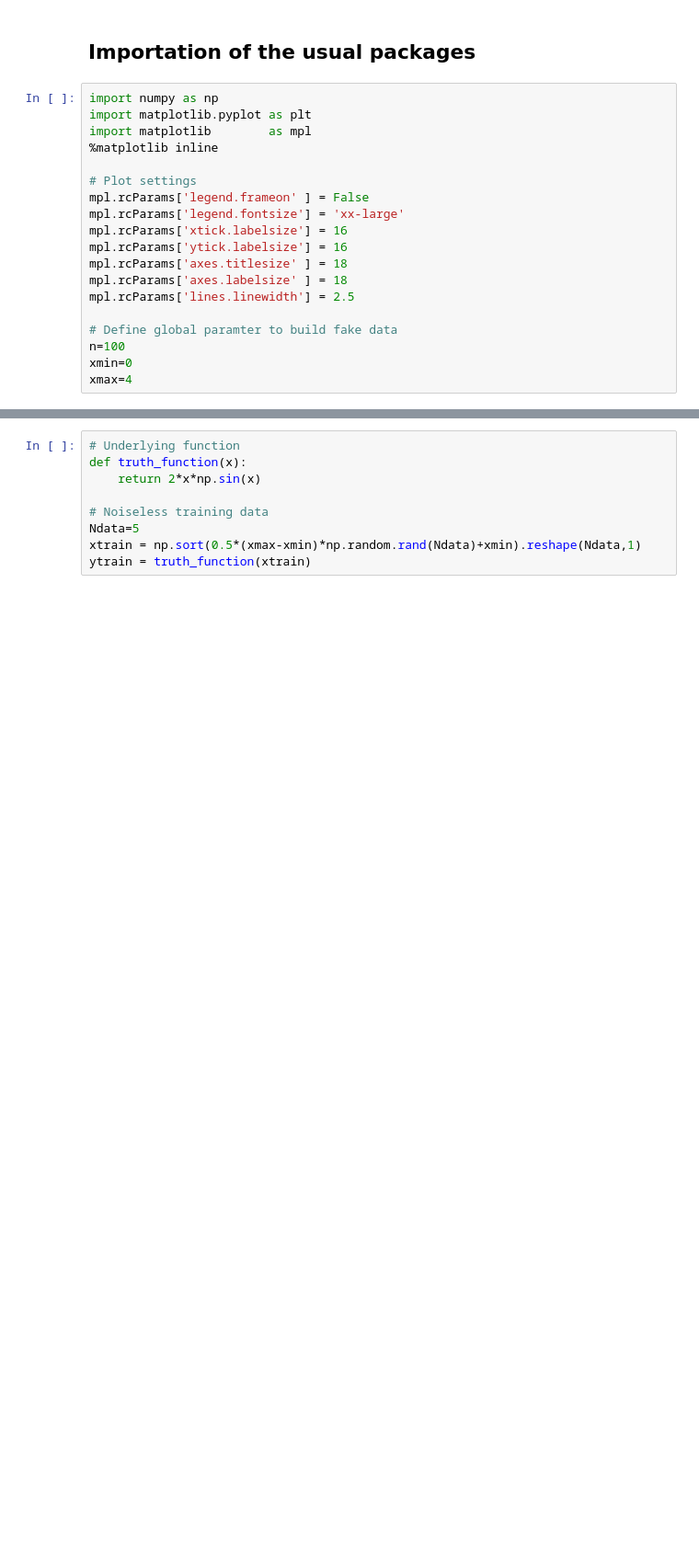
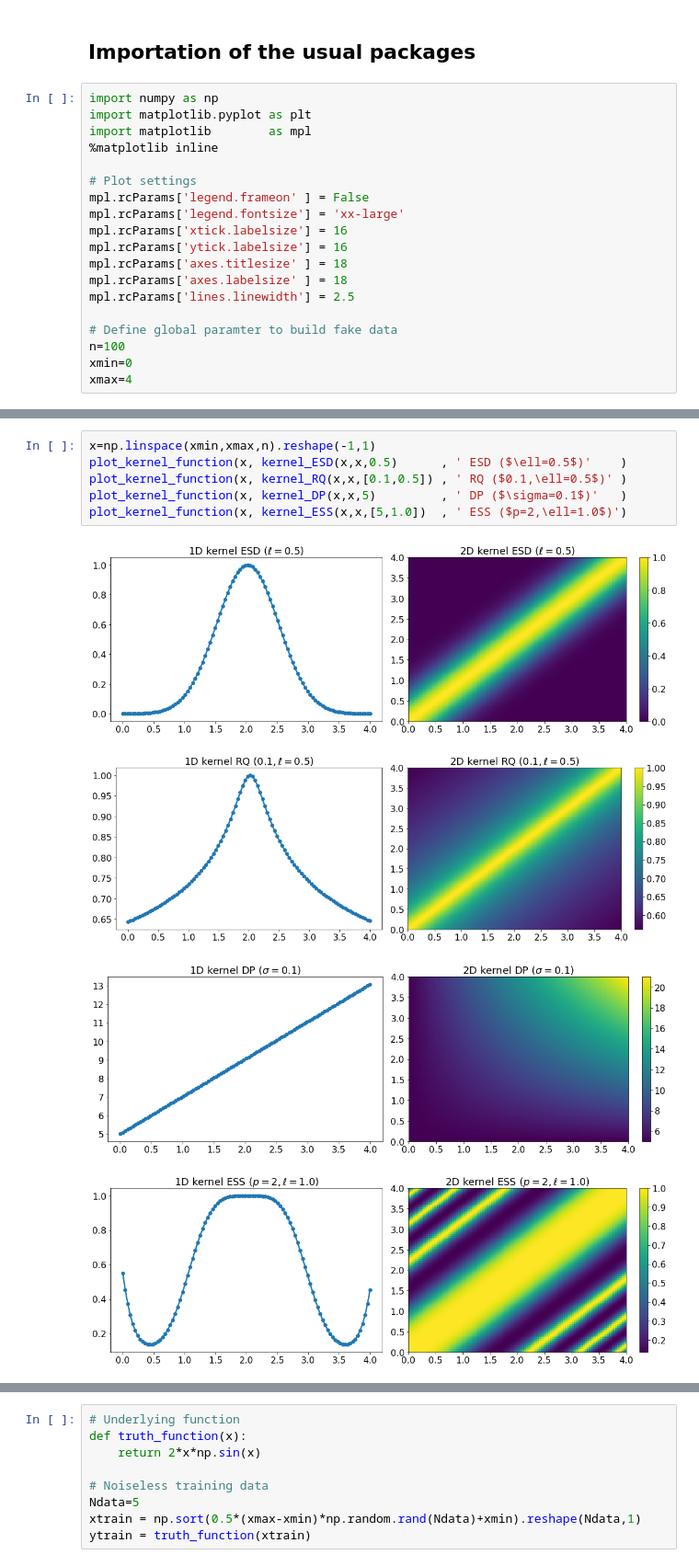
Before and after one commit to rmadar/ExamplesWithPython, a Jupyter notebook: NotebookExamples/GaussianProcesses.ipynb, the cells around one changed output, grey strips where cells are left out. Shown at 92% size. Drawn from its saved outputs; the diff is of its cells as text; blank space fills up the shorter version.

```diff
--- a/NotebookExamples/GaussianProcesses.ipynb
+++ b/NotebookExamples/GaussianProcesses.ipynb
@@ -100,3 +122,14 @@ for p in [0.1,0.5,1.0,2.0]:
+# %%
+x=np.linspace(xmin,xmax,n).reshape(-1,1)
+plot_kernel_function(x, kernel_ESD(x,x,0.5)      , ' ESD ($\ell=0.5$)'    )
+plot_kernel_function(x, kernel_RQ(x,x,[0.1,0.5]) , ' RQ ($0.1,\ell=0.5$)' )
+plot_kernel_function(x, kernel_DP(x,x,5)         , ' DP ($\sigma=0.1$)'   )
+plot_kernel_function(x, kernel_ESS(x,x,[5,1.0])  , ' ESS ($p=2,\ell=1.0$)')
+# %% [output]
+[figure, added]
+[figure, added]
+[figure, added]
+[figure, added]
 # %% [markdown]
 ## Priors functions
 
```
Also changed, not shown: parts of 13 cells of this notebook.
